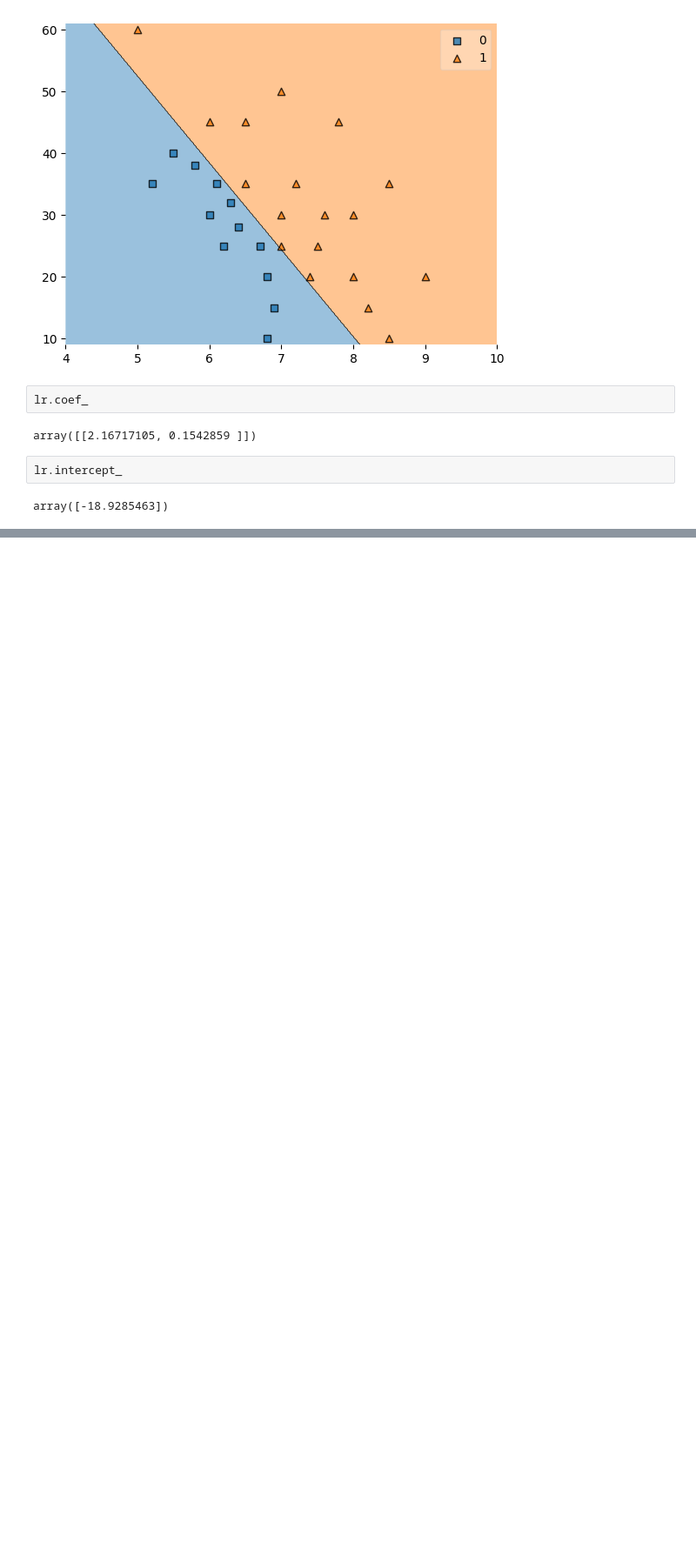
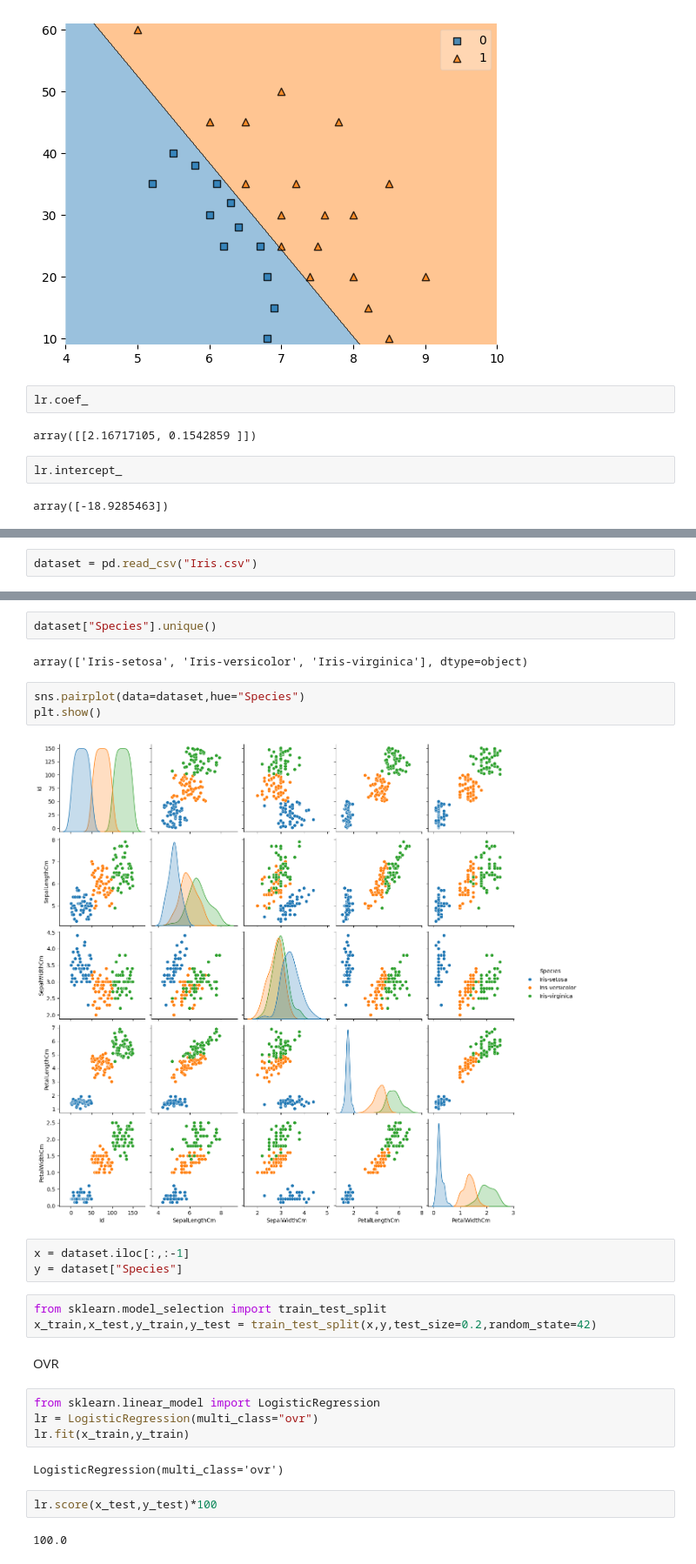
Before and after one commit to jaskiratbudhmaan-ship-it/LocalRepo, a Jupyter notebook: Machine_Learning2.ipynb, the cells around one changed output, grey strips where cells are left out. Shown at 87% size. Drawn from its saved outputs; the diff is of its cells as text; blank space fills up the shorter version.

```diff
--- a/Machine_Learning2.ipynb
+++ b/Machine_Learning2.ipynb
@@ -450,0 +537,2 @@ array([-18.9285463])
+# %%
+dataset = pd.read_csv("Iris.csv")
@@ -450,0 +546,27 @@ array([-18.9285463])
+# %%
+dataset["Species"].unique()
+# %% [output]
+array(['Iris-setosa', 'Iris-versicolor', 'Iris-virginica'], dtype=object)
+# %%
+sns.pairplot(data=dataset,hue="Species")
+plt.show()
+# %% [output]
+[figure, added]
+# %%
+x = dataset.iloc[:,:-1]
+y = dataset["Species"]
+# %%
+from sklearn.model_selection import train_test_split
+x_train,x_test,y_train,y_test = train_test_split(x,y,test_size=0.2,random_state=42)
+# %% [markdown]
+OVR
+# %%
+from sklearn.linear_model import LogisticRegression
+lr = LogisticRegression(multi_class="ovr")
+lr.fit(x_train,y_train)
+# %% [output]
+LogisticRegression(multi_class='ovr')
+# %%
+lr.score(x_test,y_test)*100
+# %% [output]
+100.0
```
Also changed, not shown: parts of 66 cells of this notebook.
